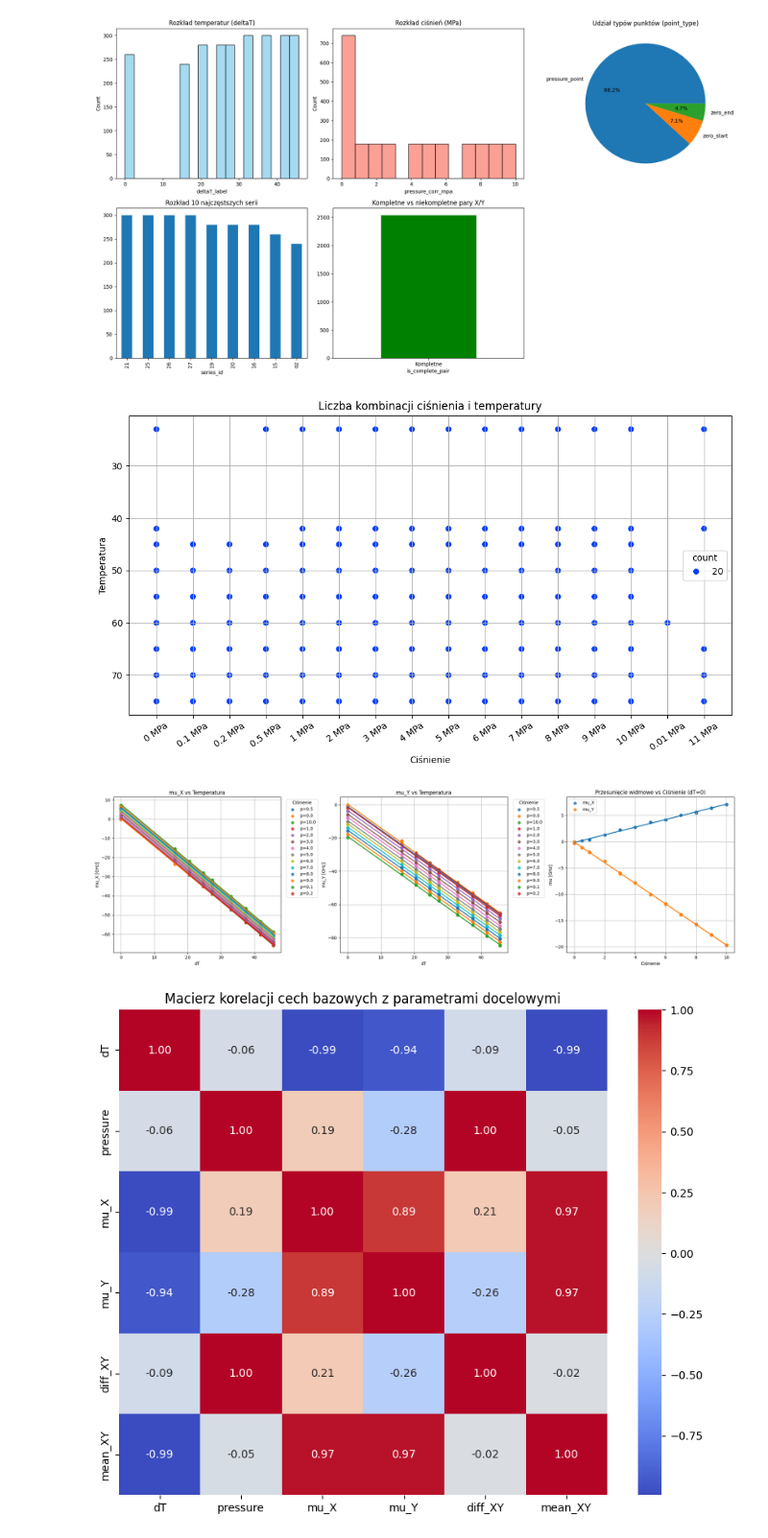
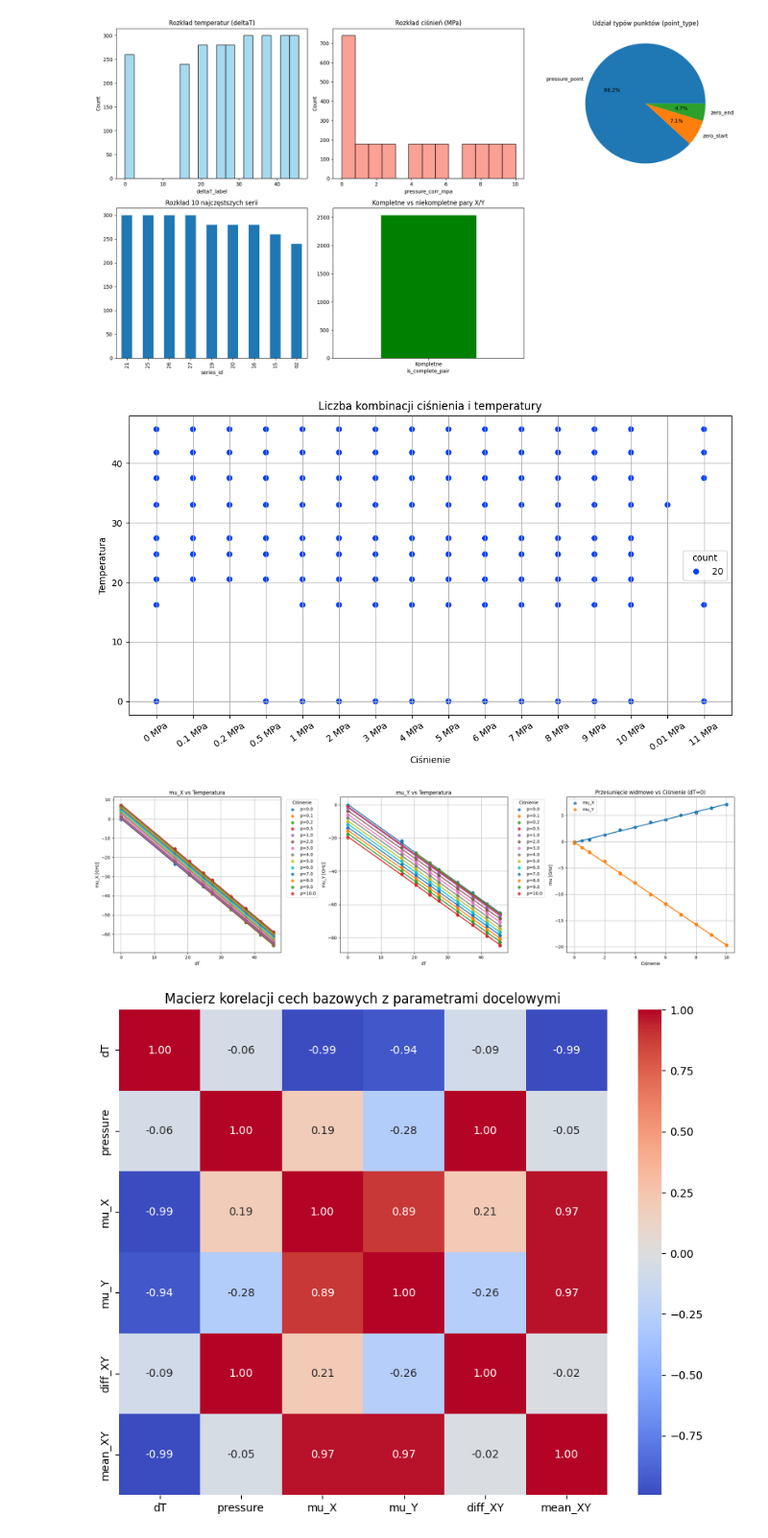
Before and after one commit to szybec31/OFDR-ML-TempPressure, a Jupyter notebook: 01_preprocessing.ipynb, the cells around one changed output. Shown at 96% size. Cells and saved outputs as stored; diff of their text form; code cells hidden in the pictures.

```diff
--- a/01_preprocessing.ipynb
+++ b/01_preprocessing.ipynb
@@ -189,36 +208,36 @@ df_meta["temp_plot"] = pd.Categorical(
 
 # Count combinations
 counts = (
-    df_meta.groupby(["pressure_plot", "temp_plot"])
+    df_meta.groupby(["pressure_plot", "deltaT_label"])
     .size()
     .reset_index(name="count")
 )
 
 # Plot
 plt.figure(figsize=(12, 6))
 
 sns.scatterplot(
     data=counts,
     x="pressure_plot",
-    y="temp_plot",
+    y="deltaT_label",
     size="count",
     hue="count",
     palette="bright",
     sizes=(50, 1000),
     legend=True
 )
 
 plt.xticks(rotation=35)
 
 plt.xlabel("Ciśnienie")
 plt.ylabel("Temperatura")
 plt.title("Liczba kombinacji ciśnienia i temperatury")
 
 plt.grid(True)
 plt.savefig("Output_files/kombinacja_pomiarów.png")
 plt.show()
 # %% [output]
-[figure, old version]
+[figure, new version]
 # %%
 # Zad. 14.2
 
@@ -230,7 +249,7 @@ fig, axes = plt.subplots(1, 3, figsize=(21, 6))
 # =========================
 # 1. mu_X vs dT
 # =========================
-for e in df_plot['pressure'].unique():
+for e in sorted(df_plot['pressure'].unique()):
     df_p = df_plot[df_plot['pressure'] == e]
 
     sns.regplot(
@@ -252,7 +271,7 @@ axes[0].legend(title='Ciśnienie', bbox_to_anchor=(1.02, 1),loc='upper left')
 # =========================
 # 2. mu_Y vs dT
 # =========================
-for e in df_plot['pressure'].unique():
+for e in sorted(df_plot['pressure'].unique()):
     df_p = df_plot[df_plot['pressure'] == e]
 
     sns.regplot(
@@ -304,7 +323,7 @@ plt.tight_layout()
 plt.savefig("Output_files/14_2.png")
 plt.show()
 # %% [output]
-[figure, old version]
+[figure, new version]
 # %%
 # Zad. 14.3
 
```
Also changed, not shown: parts of 2 cells of this notebook, 5 other files.
